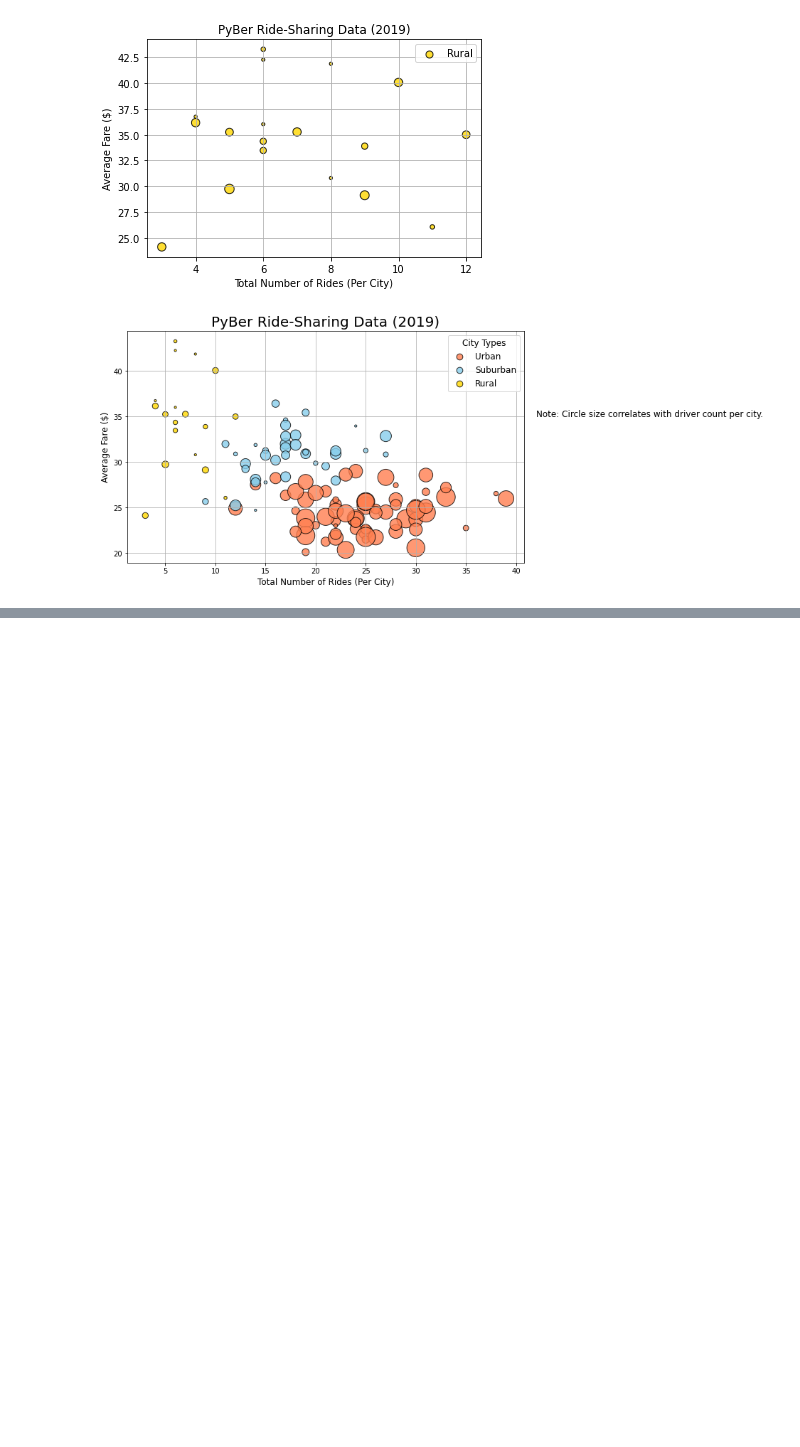
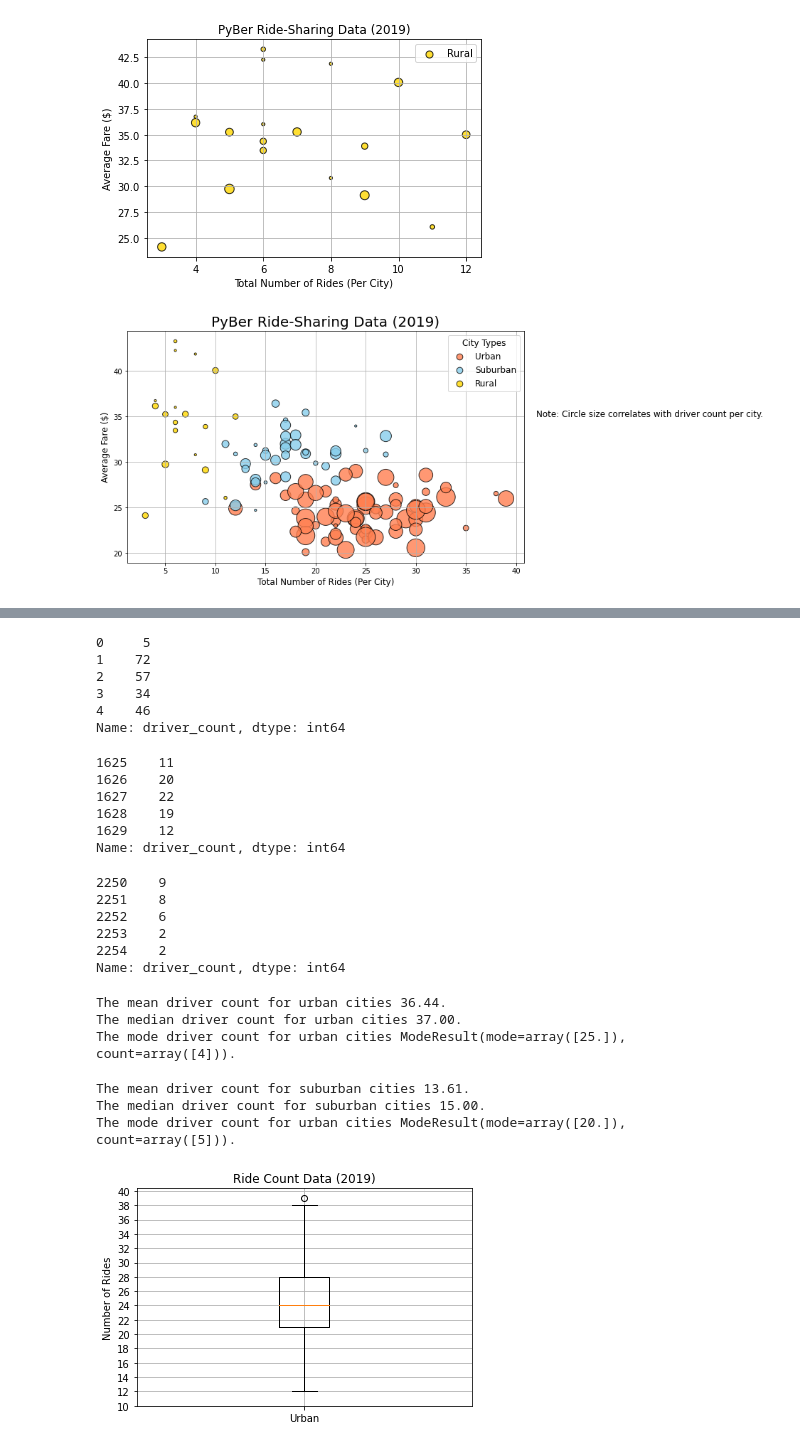
Before and after one commit to Jbailey8316/PyBer_Analysis, a Jupyter notebook: Pyber.ipynb, the cells around one changed output, grey strips where cells are left out. Cells and saved outputs as stored; diff of their text form; code cells hidden in the pictures; blank space fills up the shorter version.

Commit message:
added further analysis charts

```diff
--- a/Pyber.ipynb
+++ b/Pyber.ipynb
@@ -364,0 +581,72 @@ plt.show()
+# %%
+# Get the driver count data from the urban cities.
+urban_drivers = urban_cities_df['driver_count']
+urban_drivers.head()
+# %% [output]
+0     5
+1    72
+2    57
+3    34
+4    46
+Name: driver_count, dtype: int64
+# %%
+suburban_drivers = suburban_cities_df['driver_count']
+suburban_drivers.head()
+# %% [output]
+1625    11
+1626    20
+1627    22
+1628    19
+1629    12
+Name: driver_count, dtype: int64
+# %%
+rural_drivers = rural_cities_df['driver_count']
+rural_drivers.head()
+# %% [output]
+2250    9
+2251    8
+2252    6
+2253    2
+2254    2
+Name: driver_count, dtype: int64
+# %%
+# Calculate the measures of central tendency for driver count for the urban cities.
+mean_urban_drivers = np.mean(urban_driver_count)
+print(f"The mean driver count for urban cities {mean_urban_drivers:.2f}.")
+
+median_urban_drivers = np.median(urban_driver_count)
+print(f"The median driver count for urban cities {median_urban_drivers:.2f}.")
+
+mode_urban_drivers = sts.mode(urban_driver_count)
+print(f"The mode driver count for urban cities {mode_urban_drivers}.")
+# %% [output]
+The mean driver count for urban cities 36.44.
+The median driver count for urban cities 37.00.
+The mode driver count for urban cities ModeResult(mode=array([25.]), count=array([4])).
+# %%
+# Calculate the measures of central tendency for driver count for the suburban cities.
+mean_suburban_drivers = np.mean(suburban_driver_count)
+print(f"The mean driver count for suburban cities {mean_suburban_drivers:.2f}.")
+
+median_suburban_drivers = np.median(suburban_driver_count)
+print(f"The median driver count for suburban cities {median_suburban_drivers:.2f}.")
+
+mode_suburban_drivers = sts.mode(suburban_driver_count)
+print(f"The mode driver count for urban cities {mode_suburban_drivers}.")
+# %% [output]
+The mean driver count for suburban cities 13.61.
+The median driver count for suburban cities 15.00.
+The mode driver count for urban cities ModeResult(mode=array([20.]), count=array([5])).
+# %%
+# Create a box-and-whisker plot for the urban cities ride count.
+x_labels = ["Urban"]
+fig, ax = plt.subplots()
+ax.boxplot(urban_ride_count, labels=x_labels)
+# Add the title, y-axis label and grid.
+ax.set_title('Ride Count Data (2019)')
+ax.set_ylabel('Number of Rides')
+ax.set_yticks(np.arange(10, 41, step=2.0))
+ax.grid()
+plt.show()
+# %% [output]
+[figure, added]
```
Also changed, not shown: parts of 32 cells of this notebook, 2 other files.
